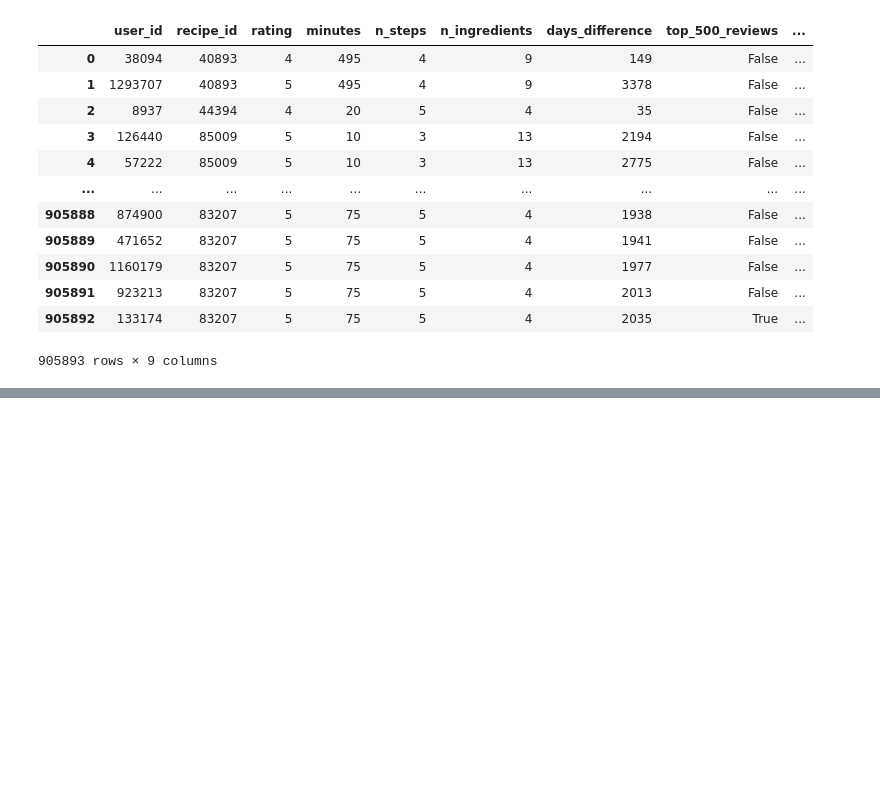
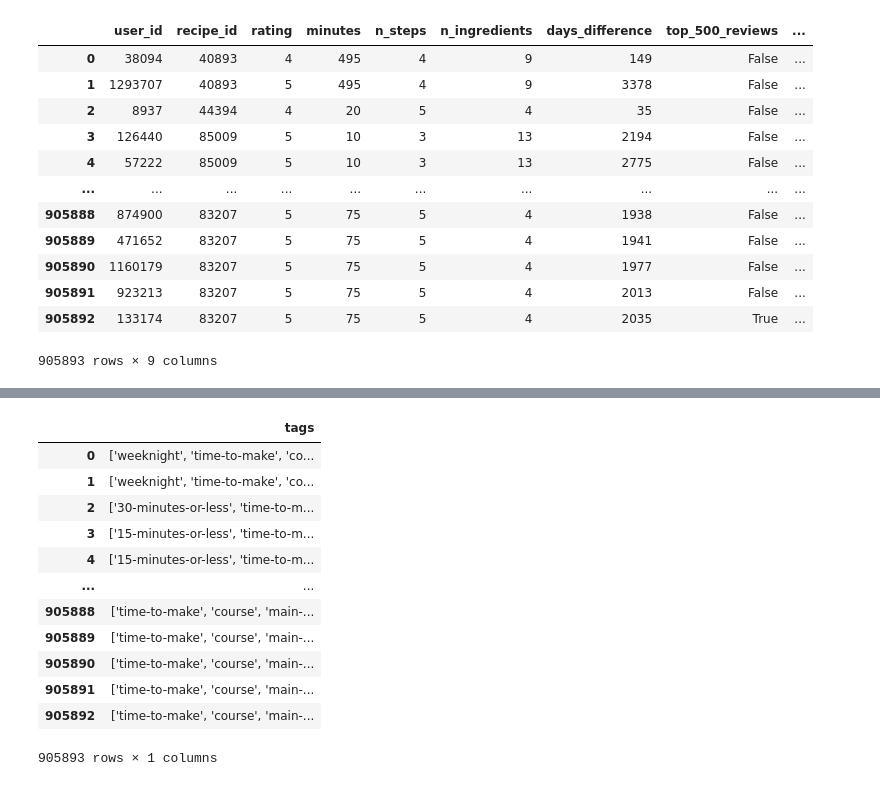
Before and after one commit to wrachel/cse158-assignment2, a Jupyter notebook: eda.ipynb, the cells around one changed output, grey strips where cells are left out. Cells and saved outputs as stored; diff of their text form; code cells hidden in the pictures; blank space fills up the shorter version.

```diff
--- a/eda.ipynb
+++ b/eda.ipynb
@@ -230,0 +239,16 @@ final
+# %%
+merged[['tags']].explode('tags')
+# %% [output]
+|  | tags |
+| 0 | ['weeknight', 'time-to-make', 'co... |
+| 1 | ['weeknight', 'time-to-make', 'co... |
+| 2 | ['30-minutes-or-less', 'time-to-m... |
+| 3 | ['15-minutes-or-less', 'time-to-m... |
+| 4 | ['15-minutes-or-less', 'time-to-m... |
+| ... | ... |
+| 905888 | ['time-to-make', 'course', 'main-... |
+| 905889 | ['time-to-make', 'course', 'main-... |
+| 905890 | ['time-to-make', 'course', 'main-... |
+| 905891 | ['time-to-make', 'course', 'main-... |
+| 905892 | ['time-to-make', 'course', 'main-... |
+905893 rows × 1 columns
```
Also changed, not shown: parts of 6 cells of this notebook, 3 other files.
